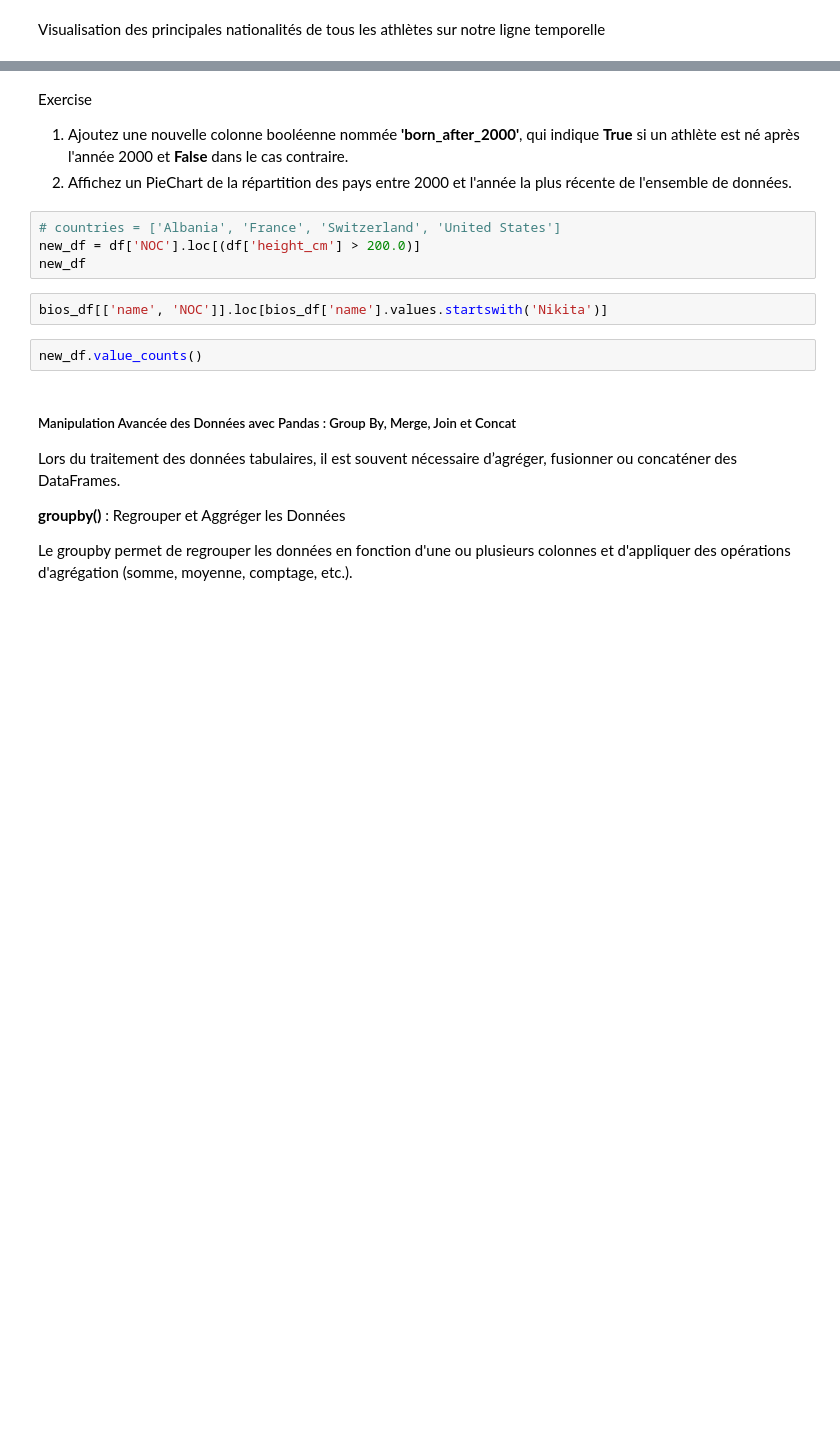
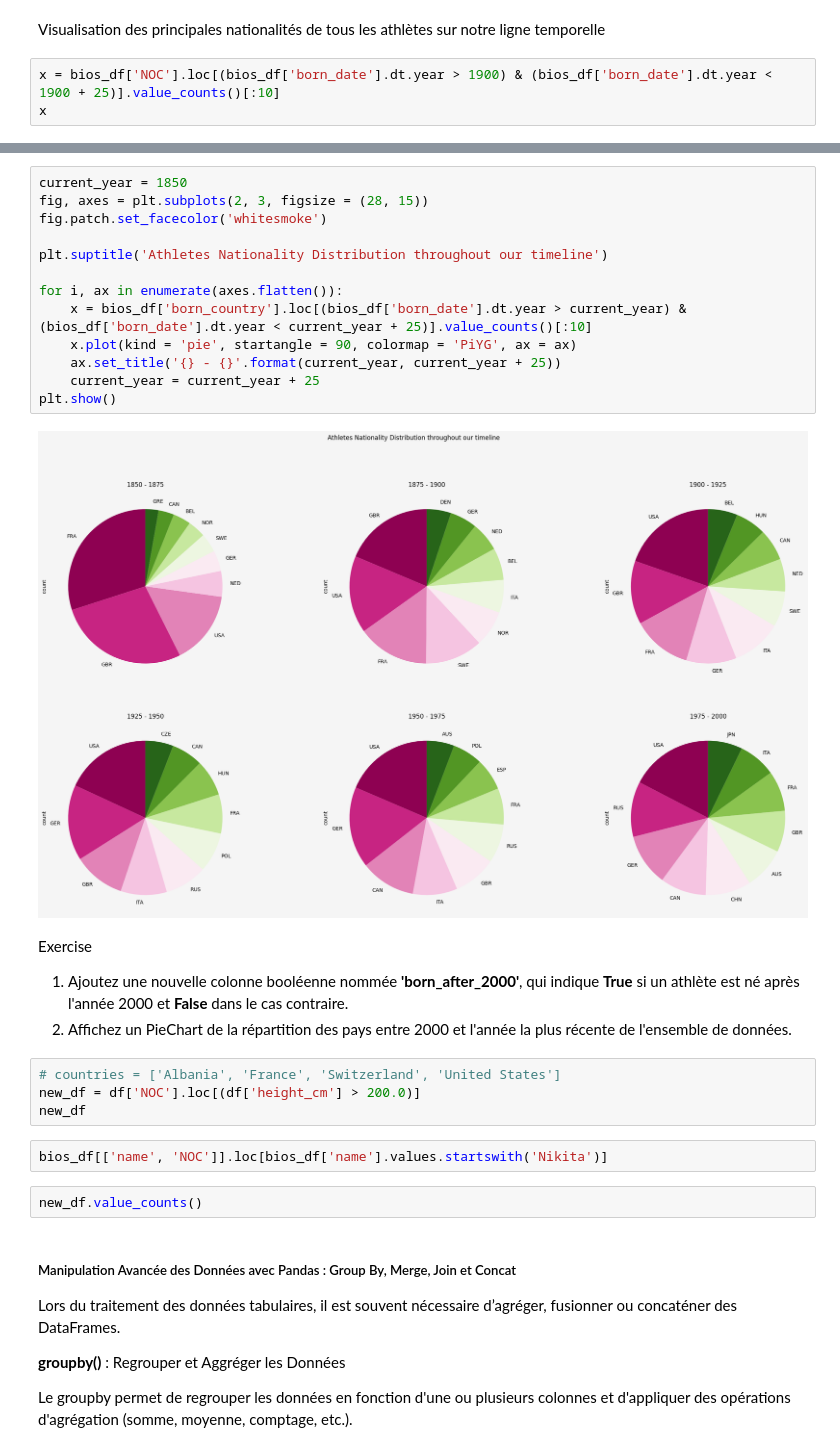
Before and after one commit to mrgeooo14/nomades_to_submit, a Jupyter notebook: DS_day4_pandas.ipynb, the cells around one changed output, grey strips where cells are left out. Cells and saved outputs as stored; diff of their text form; blank space fills up the shorter version.

```diff
--- a/DS_day4_pandas.ipynb
+++ b/DS_day4_pandas.ipynb
@@ -149,2 +245,5 @@ bios_df.sort_values(by = ['born_date']) ### Note: Le tri n'est pas appliqué dir
 # %% [markdown]
 Visualisation des principales nationalités de tous les athlètes sur notre ligne temporelle
+# %%
+x = bios_df['NOC'].loc[(bios_df['born_date'].dt.year > 1900) & (bios_df['born_date'].dt.year < 1900 + 25)].value_counts()[:10]
+x
@@ -151,3 +263,18 @@ Visualisation des principales nationalités de tous les athlètes sur notre lign
+# %%
+current_year = 1850
+fig, axes = plt.subplots(2, 3, figsize = (28, 15))
+fig.patch.set_facecolor('whitesmoke')
+
+plt.suptitle('Athletes Nationality Distribution throughout our timeline')
+
+for i, ax in enumerate(axes.flatten()):
+    x = bios_df['born_country'].loc[(bios_df['born_date'].dt.year > current_year) & (bios_df['born_date'].dt.year < current_year + 25)].value_counts()[:10]
+    x.plot(kind = 'pie', startangle = 90, colormap = 'PiYG', ax = ax)
+    ax.set_title('{} - {}'.format(current_year, current_year + 25))
+    current_year = current_year + 25
+plt.show()
+# %% [output]
+[figure, added]
 # %% [markdown]
 Exercise
 
```
Also changed, not shown: parts of 17 cells of this notebook, 2 other files.
